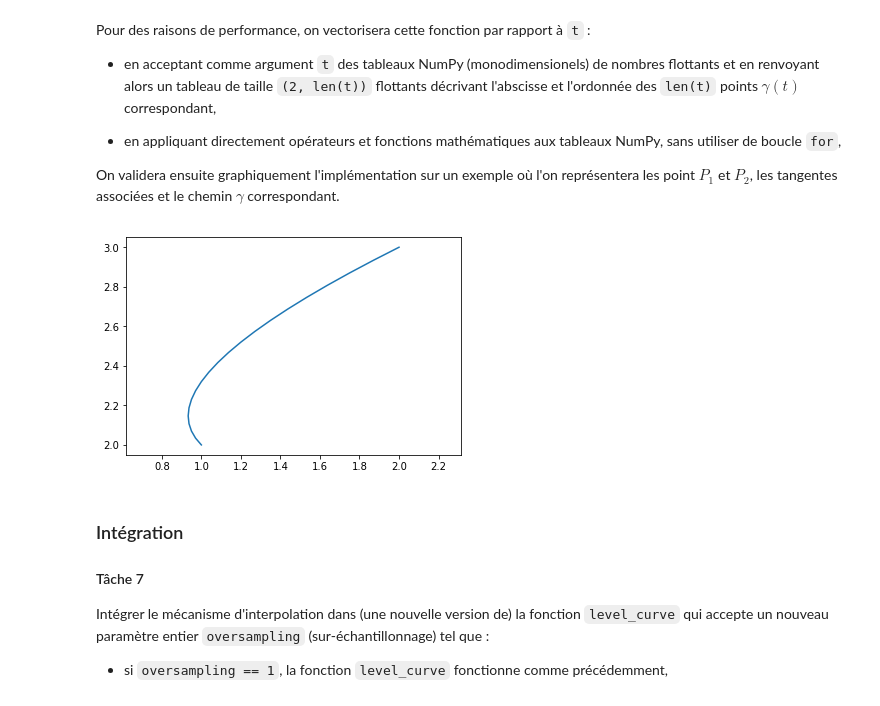
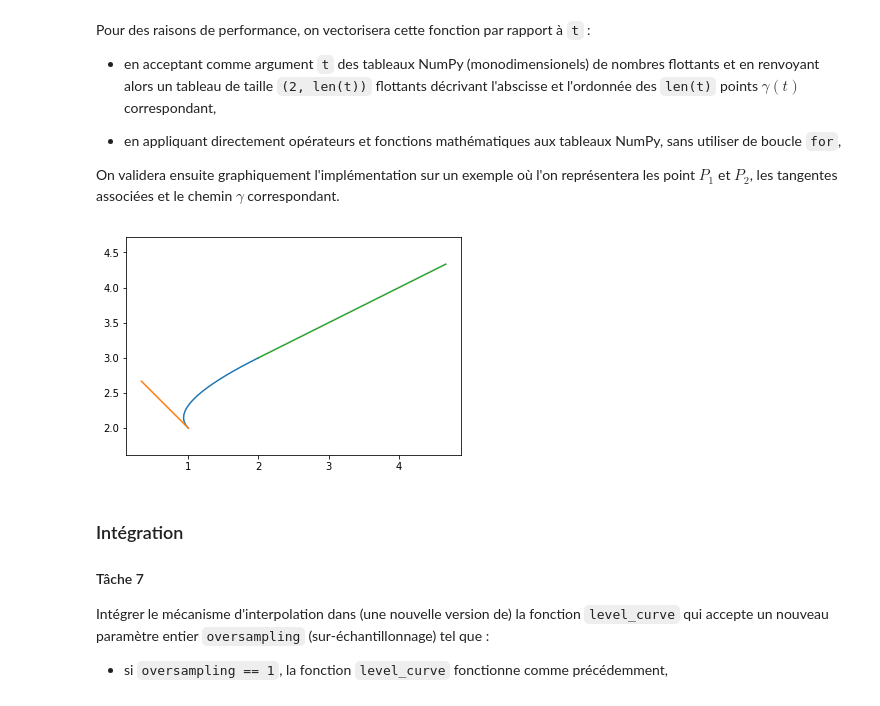
Before and after one commit to RobinWillocquet/projet-maths-octobre, a Jupyter notebook: Courbes de niveau.ipynb, the cells around one changed output. Saved outputs shown, nothing was run; the diff lists cells and outputs as text; code cells hidden in the pictures.

```diff
--- a/Courbes de niveau.ipynb
+++ b/Courbes de niveau.ipynb
@@ -469,36 +523,55 @@ def gammader(t,P1,P2,u1,u2):
         lambdax = (2*(x2-x1)/u20 - 2*(y2-y1)/u21)/(u10/u20 - u11/u21)
         mux = (2*(x2-x1)-lambdax*u10)/u20
         if lambdax <= 0 or mux <= 0:
             vect = list((x2-x1,y2-y1))
             return vect
         else:
             a = x1
             b = lambdax*u10
             c = x2 - b - a
             d = y1
             e = lambdax*u11
             f = y2 - e - d
             x = b + 2*c*t
             y = e + 2*f*t
             vecto = list((x,y))
             return vecto
 
 T = np.linspace(0,1,21)
 L = vectogamma(T,(1,2),(2,3),(-5,5),(2,1))
 penteP1 = gammader(0,(1,2),(2,3),(-5,5),(2,1))
 penteP2 = gammader(1,(1,2),(2,3),(-5,5),(2,1))
 
 def tangP1(x):
-    pass
+    vectP1 = list((penteP1[0]*x+1.0,penteP1[1]*x+2.0))
+    return vectP1
 
 def tangP2(x):
-    pass
+    vectP2 = list((penteP2[0]*x+2.0,penteP2[1]*x+3.0))
+    return vectP2
+
+def tanglist(L,i):
+    if i==1:
+        M = []
+        for x in L:
+            M.append(tangP1(x))
+        return np.array(M)
+    elif i==2:
+        N = []
+        for x in L:
+            N.append(tangP2(x))
+        return np.array(N)
+    else:
+        pass
+
 
 plt.plot(L[::,0],L[::,1])
+plt.plot(tanglist(T,1)[::,0],tanglist(T,1)[::,1])
+plt.plot(tanglist(T,2)[::,0],tanglist(T,2)[::,1])
 plt.axis("equal")
 plt.show()
 # %% [output]
-[figure, old version]
+[figure, new version]
 # %% [markdown]
 ### Intégration
 
```
Also changed, not shown: parts of 7 cells of this notebook, 1 other file.
